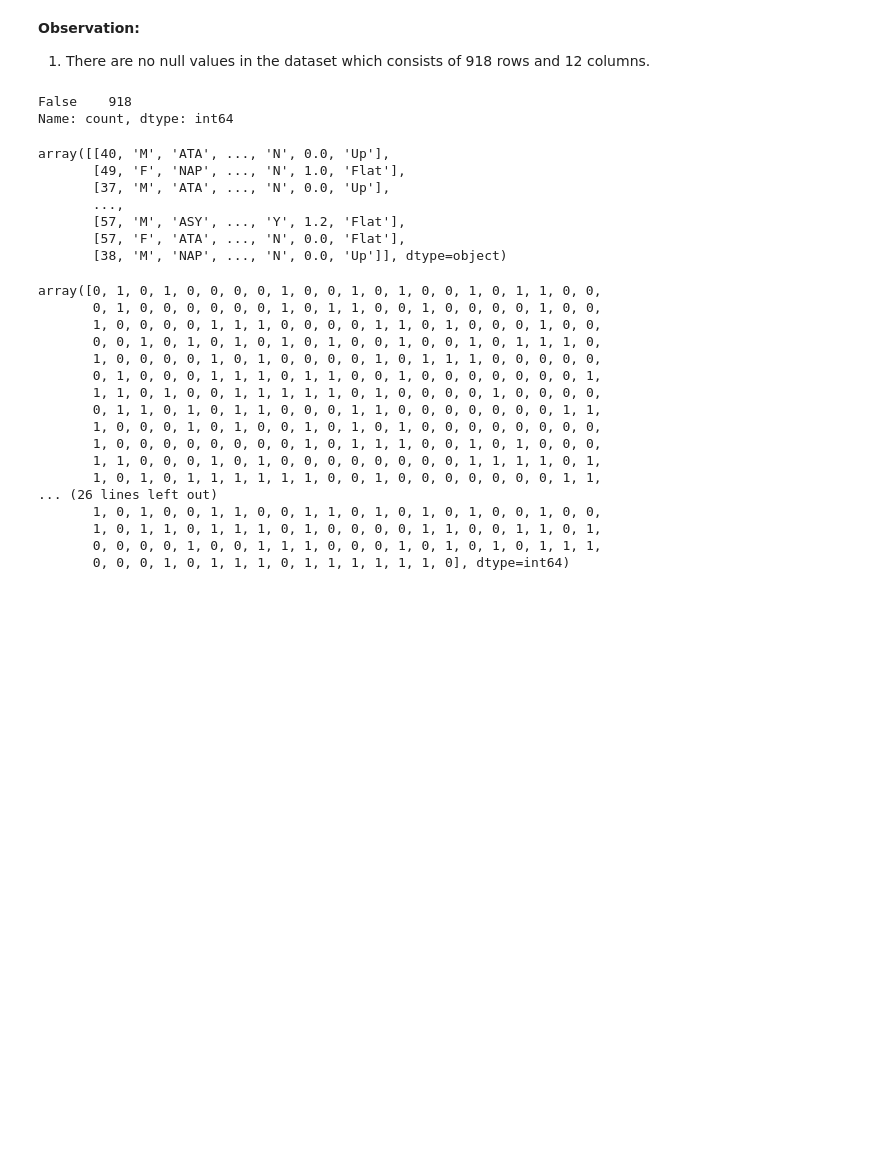
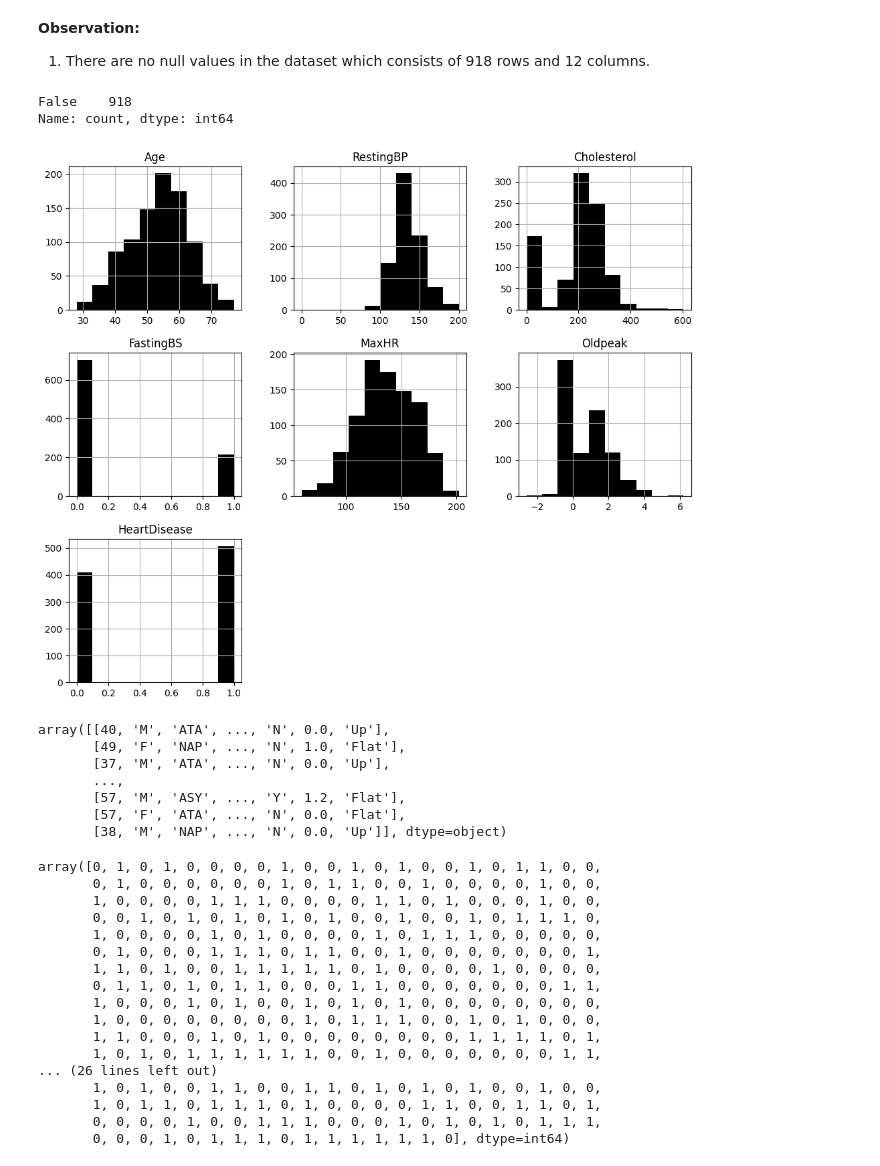
Before and after one commit to koppulaganesh/DataScience-all-projects, a Jupyter notebook: ganesh/week9/Heart Failure (Binary Classification).ipynb, the cells around one changed output. Cells and saved outputs as stored; diff of their text form; code cells hidden in the pictures; blank space fills up the shorter version.

```diff
--- a/ganesh/week9/Heart Failure (Binary Classification).ipynb
+++ b/ganesh/week9/Heart Failure (Binary Classification).ipynb
@@ -130,6 +112,11 @@ data.duplicated().value_counts()
 # %% [output]
 False    918
 Name: count, dtype: int64
+# %%
+data.hist(figsize=(12,10), color='black')
+plt.show()
+# %% [output]
+[figure, added]
 # %%
 x=data.iloc[:,:-1].values
 # %%
```
Also changed, not shown: parts of 21 cells of this notebook.
